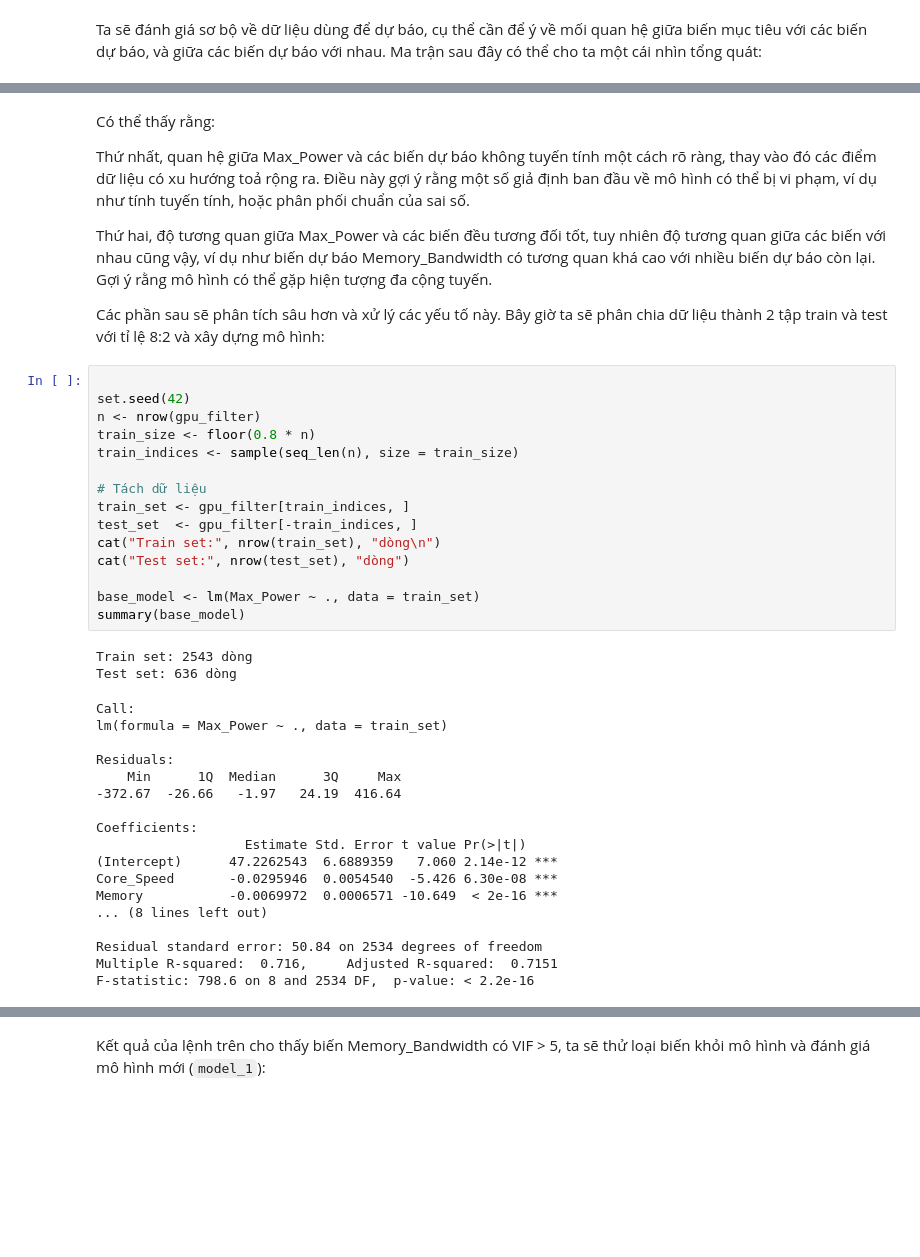
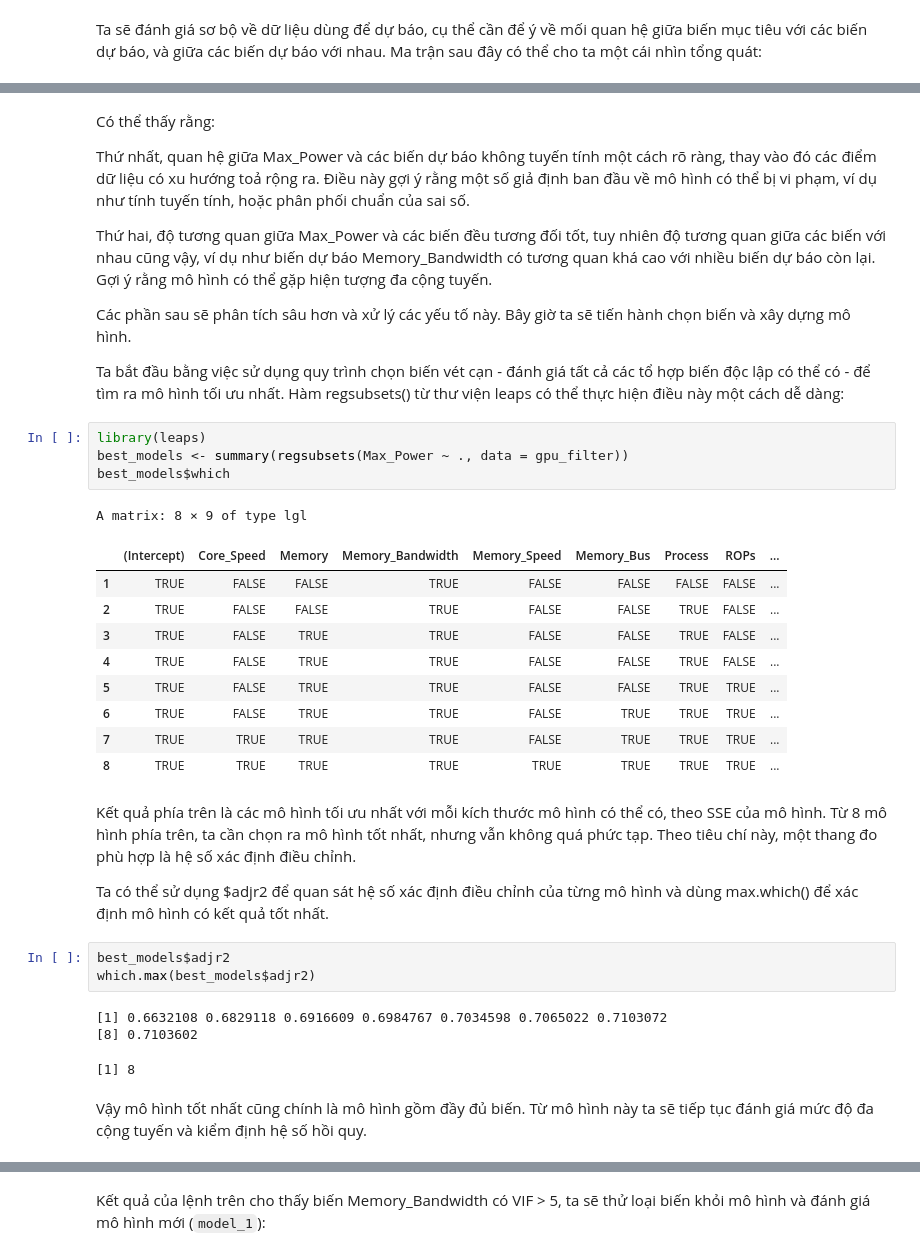
Before and after one commit to mhaih/btl_xstk, a Jupyter notebook: linear-regression/mlr.ipynb, the cells around one changed output, grey strips where cells are left out. Saved outputs shown, nothing was run; the diff lists cells and outputs as text; blank space fills up the shorter version.

```diff
--- a/linear-regression/mlr.ipynb
+++ b/linear-regression/mlr.ipynb
@@ -52,39 +60,34 @@ Thứ nhất, quan hệ giữa Max_Power và các biến dự báo không tuyế
 
 Thứ hai, độ tương quan giữa Max_Power và các biến đều tương đối tốt, tuy nhiên độ tương quan giữa các biến với nhau cũng vậy, ví dụ như biến dự báo Memory_Bandwidth có tương quan khá cao với nhiều biến dự báo còn lại. Gợi ý rằng mô hình có thể gặp hiện tượng đa cộng tuyến.
 
-Các phần sau sẽ phân tích sâu hơn và xử lý các yếu tố này. Bây giờ ta sẽ phân chia dữ liệu thành 2 tập train và test với tỉ lệ 8:2 và xây dựng mô hình:
+Các phần sau sẽ phân tích sâu hơn và xử lý các yếu tố này. Bây giờ ta sẽ tiến hành chọn biến và xây dựng mô hình.
+
+Ta bắt đầu bằng việc sử dụng quy trình chọn biến vét cạn - đánh giá tất cả các tổ hợp biến độc lập có thể có - để tìm ra mô hình tối ưu nhất. Hàm regsubsets() từ thư viện leaps có thể thực hiện điều này một cách dễ dàng:
-# %%
-
-set.seed(42)
-n <- nrow(gpu_filter)
-train_size <- floor(0.8 * n)
-train_indices <- sample(seq_len(n), size = train_size)
-
-# Tách dữ liệu
-train_set <- gpu_filter[train_indices, ]
-test_set  <- gpu_filter[-train_indices, ]
-cat("Train set:", nrow(train_set), "dòng\n")
-cat("Test set:", nrow(test_set), "dòng")
-
-base_model <- lm(Max_Power ~ ., data = train_set)
-summary(base_model)
-# %% [output]
-Train set: 2543 dòng
-Test set: 636 dòng
-Call:
-lm(formula = Max_Power ~ ., data = train_set)
-
-Residuals:
-    Min      1Q  Median      3Q     Max
--372.67  -26.66   -1.97   24.19  416.64
-
-Coefficients:
-                   Estimate Std. Error t value Pr(>|t|)
-(Intercept)      47.2262543  6.6889359   7.060 2.14e-12 ***
-Core_Speed       -0.0295946  0.0054540  -5.426 6.30e-08 ***
-Memory           -0.0069972  0.0006571 -10.649  < 2e-16 ***
-... (8 lines left out)
-
-Residual standard error: 50.84 on 2534 degrees of freedom
-Multiple R-squared:  0.716,     Adjusted R-squared:  0.7151
-F-statistic: 798.6 on 8 and 2534 DF,  p-value: < 2.2e-16
+# %%
+library(leaps)
+best_models <- summary(regsubsets(Max_Power ~ ., data = gpu_filter))
+best_models$which
+# %% [output]
+A matrix: 8 × 9 of type lgl
+|  | (Intercept) | Core_Speed | Memory | Memory_Bandwidth | Memory_Speed | Memory_Bus | Process | ROPs | ... |
+| 1 | TRUE | FALSE | FALSE | TRUE | FALSE | FALSE | FALSE | FALSE | ... |
+| 2 | TRUE | FALSE | FALSE | TRUE | FALSE | FALSE | TRUE | FALSE | ... |
+| 3 | TRUE | FALSE | TRUE | TRUE | FALSE | FALSE | TRUE | FALSE | ... |
+| 4 | TRUE | FALSE | TRUE | TRUE | FALSE | FALSE | TRUE | FALSE | ... |
+| 5 | TRUE | FALSE | TRUE | TRUE | FALSE | FALSE | TRUE | TRUE | ... |
+| 6 | TRUE | FALSE | TRUE | TRUE | FALSE | TRUE | TRUE | TRUE | ... |
+| 7 | TRUE | TRUE | TRUE | TRUE | FALSE | TRUE | TRUE | TRUE | ... |
+| 8 | TRUE | TRUE | TRUE | TRUE | TRUE | TRUE | TRUE | TRUE | ... |
+# %% [markdown]
+Kết quả phía trên là các mô hình tối ưu nhất với mỗi kích thước mô hình có thể có, theo SSE của mô hình. Từ 8 mô hình phía trên, ta cần chọn ra mô hình tốt nhất, nhưng vẫn không quá phức tạp. Theo tiêu chí này, một thang đo phù hợp là hệ số xác định điều chỉnh.
+
+Ta có thể sử dụng $adjr2 để quan sát hệ số xác định điều chỉnh của từng mô hình và dùng max.which() để xác định mô hình có kết quả tốt nhất.
+# %%
+best_models$adjr2
+which.max(best_models$adjr2)
+# %% [output]
+[1] 0.6632108 0.6829118 0.6916609 0.6984767 0.7034598 0.7065022 0.7103072
+[8] 0.7103602
+[1] 8
+# %% [markdown]
+Vậy mô hình tốt nhất cũng chính là mô hình gồm đầy đủ biến. Từ mô hình này ta sẽ tiếp tục đánh giá mức độ đa cộng tuyến và kiểm định hệ số hồi quy.
```
Also changed, not shown: parts of 24 cells of this notebook.
